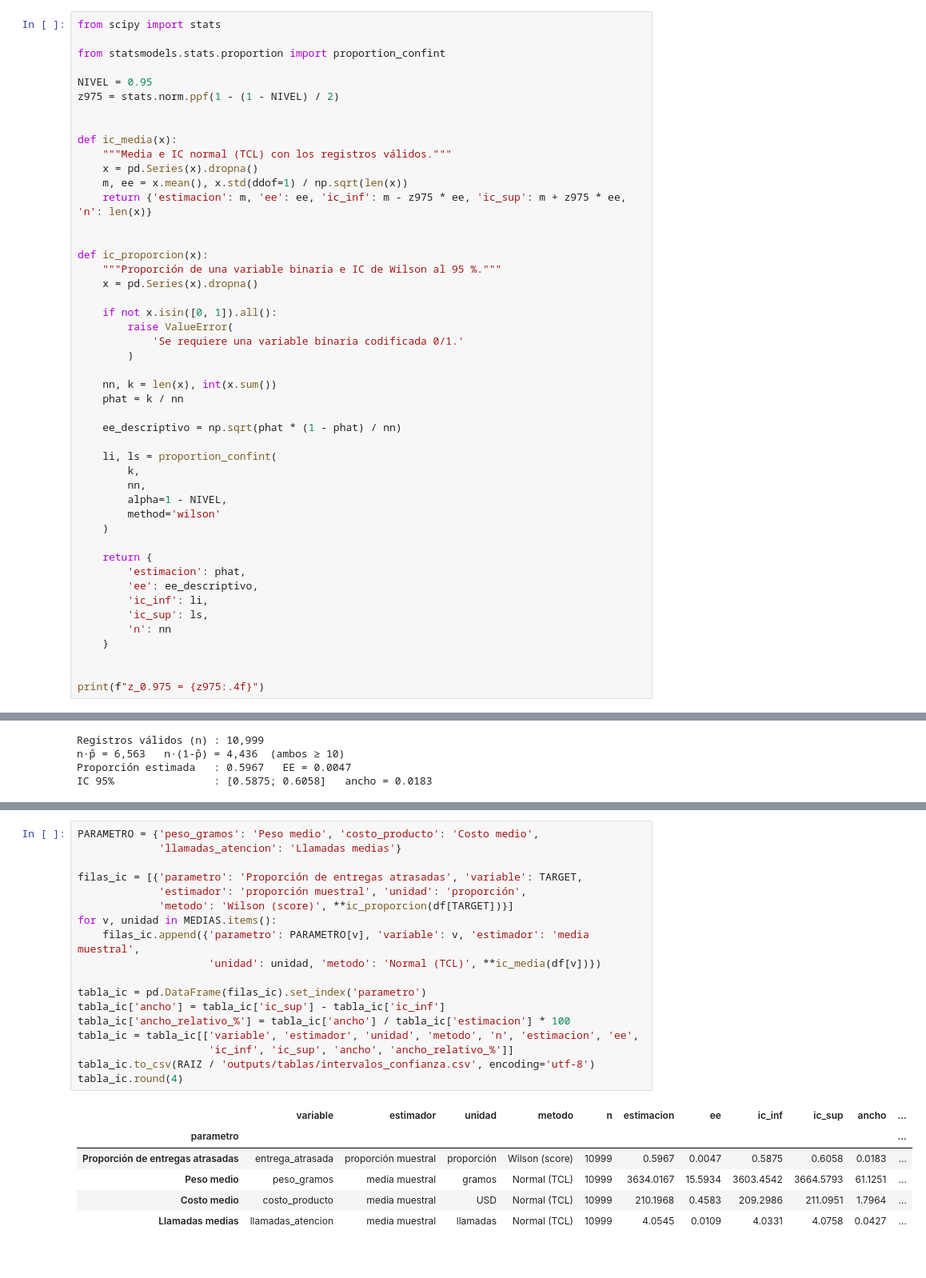
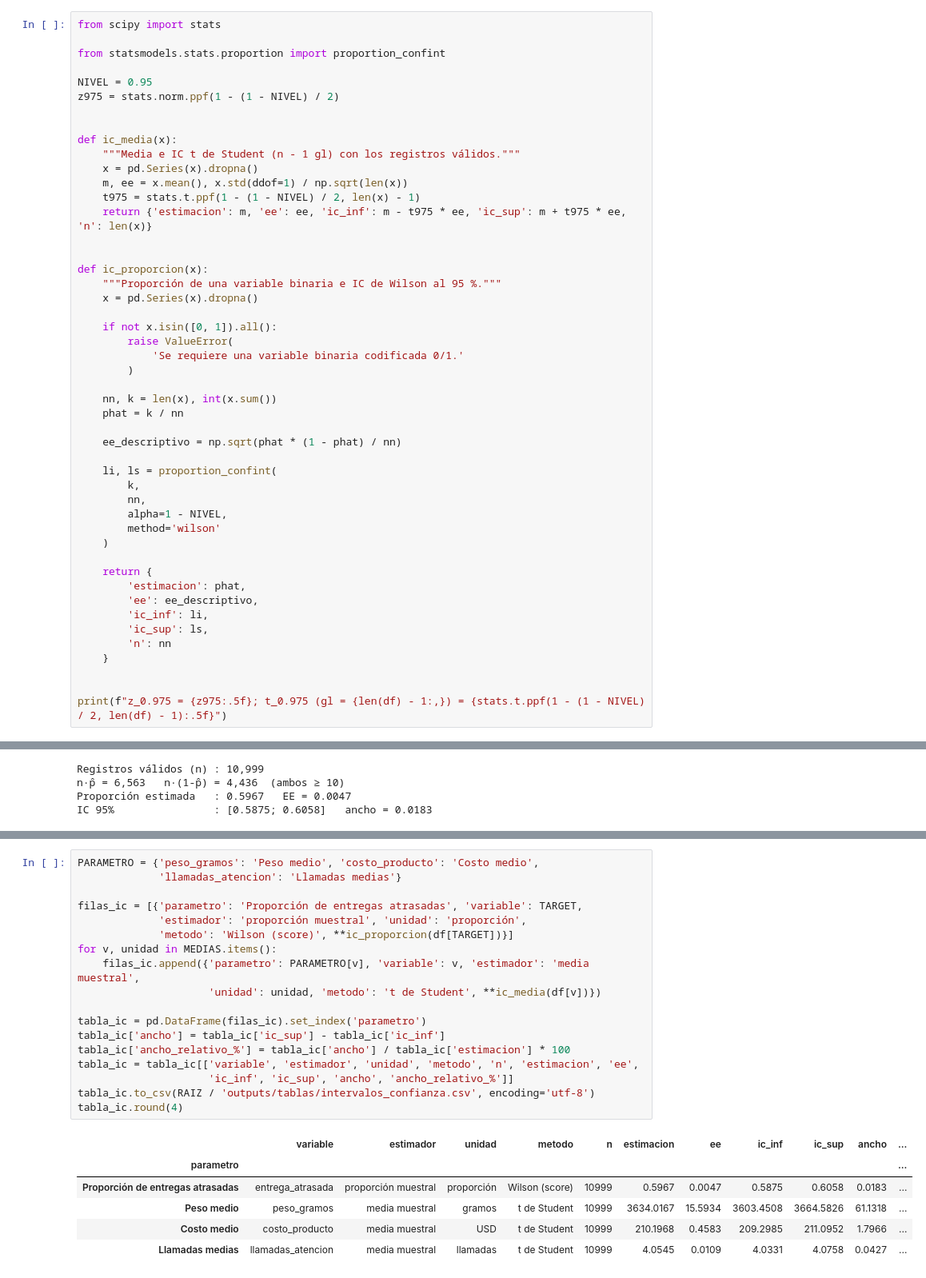
Before and after one commit to joserodriguezc/grupo_1_estadistica_computacional, a Jupyter notebook: sumativa_1/notebooks/sumativa_1.ipynb, the cells around one changed output, grey strips where cells are left out. Shown at 80% size. Drawn from its saved outputs; the diff is of its cells as text.

```diff
--- a/sumativa_1/notebooks/sumativa_1.ipynb
+++ b/sumativa_1/notebooks/sumativa_1.ipynb
@@ -844,10 +844,11 @@ z975 = stats.norm.ppf(1 - (1 - NIVEL) / 2)
 
 
 def ic_media(x):
-    """Media e IC normal (TCL) con los registros válidos."""
+    """Media e IC t de Student (n - 1 gl) con los registros válidos."""
     x = pd.Series(x).dropna()
     m, ee = x.mean(), x.std(ddof=1) / np.sqrt(len(x))
-    return {'estimacion': m, 'ee': ee, 'ic_inf': m - z975 * ee, 'ic_sup': m + z975 * ee, 'n': len(x)}
+    t975 = stats.t.ppf(1 - (1 - NIVEL) / 2, len(x) - 1)
+    return {'estimacion': m, 'ee': ee, 'ic_inf': m - t975 * ee, 'ic_sup': m + t975 * ee, 'n': len(x)}
 
 
 def ic_proporcion(x):
@@ -880,5 +881,5 @@ def ic_proporcion(x):
     }
 
 
-print(f"z_0.975 = {z975:.4f}")
+print(f"z_0.975 = {z975:.5f}; t_0.975 (gl = {len(df) - 1:,}) = {stats.t.ppf(1 - (1 - NIVEL) / 2, len(df) - 1):.5f}")
 # %% [output]
@@ -932,28 +933,28 @@ supuestos_ic.round(2)
 # %%
 PARAMETRO = {'peso_gramos': 'Peso medio', 'costo_producto': 'Costo medio',
              'llamadas_atencion': 'Llamadas medias'}
 
 filas_ic = [{'parametro': 'Proporción de entregas atrasadas', 'variable': TARGET,
              'estimador': 'proporción muestral', 'unidad': 'proporción',
              'metodo': 'Wilson (score)', **ic_proporcion(df[TARGET])}]
 for v, unidad in MEDIAS.items():
     filas_ic.append({'parametro': PARAMETRO[v], 'variable': v, 'estimador': 'media muestral',
-                     'unidad': unidad, 'metodo': 'Normal (TCL)', **ic_media(df[v])})
+                     'unidad': unidad, 'metodo': 't de Student', **ic_media(df[v])})
 
 tabla_ic = pd.DataFrame(filas_ic).set_index('parametro')
 tabla_ic['ancho'] = tabla_ic['ic_sup'] - tabla_ic['ic_inf']
 tabla_ic['ancho_relativo_%'] = tabla_ic['ancho'] / tabla_ic['estimacion'] * 100
 tabla_ic = tabla_ic[['variable', 'estimador', 'unidad', 'metodo', 'n', 'estimacion', 'ee',
                      'ic_inf', 'ic_sup', 'ancho', 'ancho_relativo_%']]
 tabla_ic.to_csv(RAIZ / 'outputs/tablas/intervalos_confianza.csv', encoding='utf-8')
 tabla_ic.round(4)
 # %% [output]
 |  | variable | estimador | unidad | metodo | n | estimacion | ee | ic_inf | ic_sup | ancho | ... |
 | parametro |  |  |  |  |  |  |  |  |  |  | ... |
 | Proporción de entregas atrasadas | entrega_atrasada | proporción muestral | proporción | Wilson (score) | 10999 | 0.5967 | 0.0047 | 0.5875 | 0.6058 | 0.0183 | ... |
-| Peso medio | peso_gramos | media muestral | gramos | Normal (TCL) | 10999 | 3634.0167 | 15.5934 | 3603.4542 | 3664.5793 | 61.1251 | ... |
-| Costo medio | costo_producto | media muestral | USD | Normal (TCL) | 10999 | 210.1968 | 0.4583 | 209.2986 | 211.0951 | 1.7964 | ... |
-| Llamadas medias | llamadas_atencion | media muestral | llamadas | Normal (TCL) | 10999 | 4.0545 | 0.0109 | 4.0331 | 4.0758 | 0.0427 | ... |
+| Peso medio | peso_gramos | media muestral | gramos | t de Student | 10999 | 3634.0167 | 15.5934 | 3603.4508 | 3664.5826 | 61.1318 | ... |
+| Costo medio | costo_producto | media muestral | USD | t de Student | 10999 | 210.1968 | 0.4583 | 209.2985 | 211.0952 | 1.7966 | ... |
+| Llamadas medias | llamadas_atencion | media muestral | llamadas | t de Student | 10999 | 4.0545 | 0.0109 | 4.0331 | 4.0758 | 0.0427 | ... |
 # %% [markdown]
 ### 2.3 Interpretación
 Cada línea resume parámetro, estimación, intervalo, *n* efectivo y método (generado desde `tabla_ic`).
```
Also changed, not shown: parts of 7 cells of this notebook, 7 other files.
